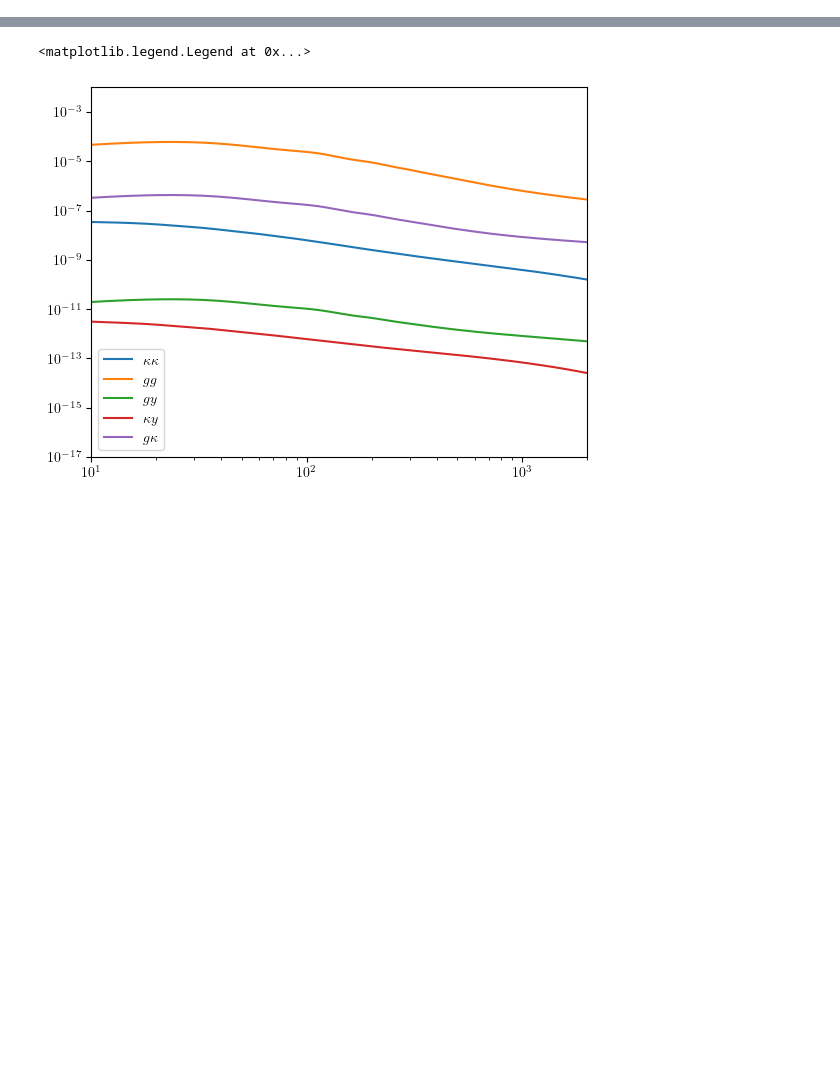
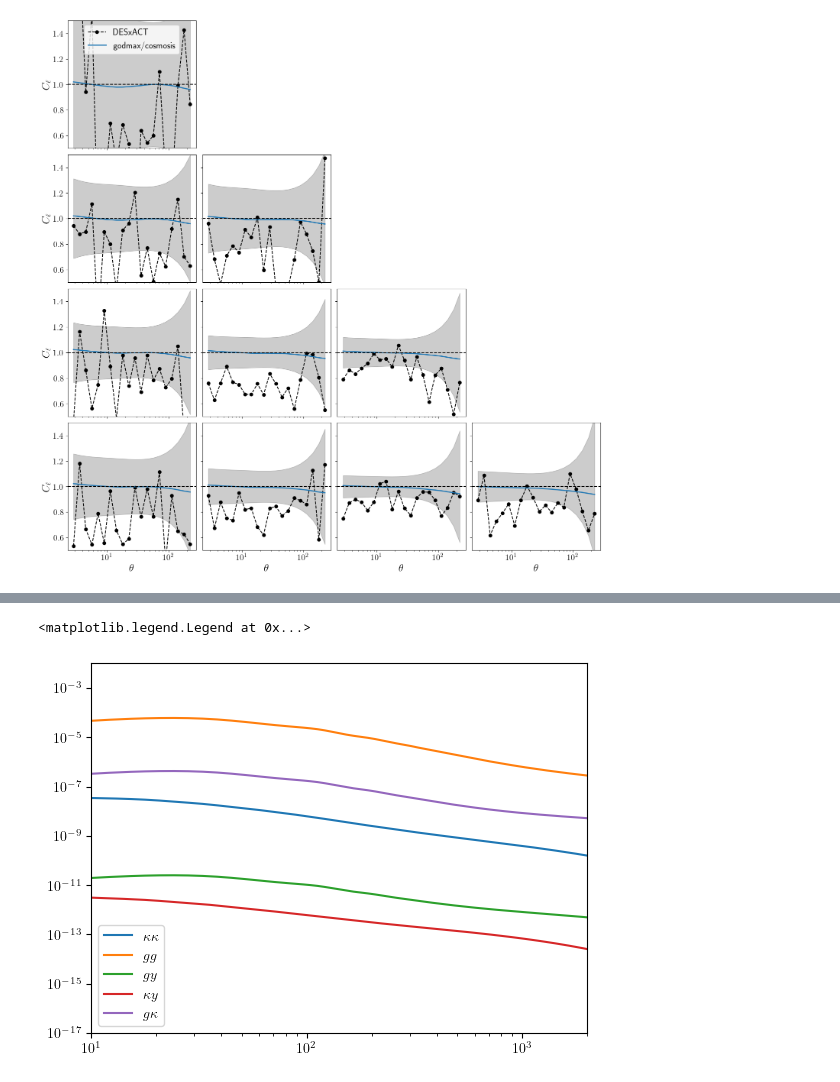
Before and after one commit to shivampcosmo/GODMAX, a Jupyter notebook: notebooks/all_arxiv/compare_cosmosis.ipynb, the cells around one changed output, grey strips where cells are left out. Saved outputs shown, nothing was run; the diff lists cells and outputs as text; code cells hidden in the pictures; blank space fills up the shorter version.

```diff
--- a/notebooks/all_arxiv/compare_cosmosis.ipynb
+++ b/notebooks/all_arxiv/compare_cosmosis.ipynb
@@ -73,0 +479,43 @@ pl.rc('text', usetex=True)
+# %%
+fig, axes = pl.subplots(4, 4, figsize=(18, 18), sharex=True, sharey=True)
+# set spacing between suplots:
+fig.subplots_adjust(hspace=0.05, wspace=0.05)
+for ji1 in range(4):
+    for ji2 in range(4):
+        if ji1 <= ji2:
+            ax = axes[ji2, ji1]
+            # ax.plot(xis_test.angles_data_array, xis_test.xip_out_mat[:,ji2,ji1], label='godmax', lw=2)
+            # ax.plot(xis_test.angles_data_array, xis_test.xip_out_mat[:,ji1,ji2], label='godmax', lw=2)
+            # ax.plot(results_fid_cs.block[('shear_xi_plus', 'theta')]*(180*60/np.pi), results_fid_cs.block[('shear_xi_plus', f'bin_{ji2+1}_{ji1+1}')], label='cosmosis', lw=2)
+            indsel = np.where((bin1_xip_dv == ji1+1) & (bin2_xip_dv == ji2+1))[0]
+            ax.plot(xis_test.angles_data_array, xip_dv[indsel]/results_fid_cs.block[('shear_xi_plus', f'bin_{ji2+1}_{ji1+1}')], marker='o', ls='--', label='DESxACT', color='k')
+            ax.plot(xis_test.angles_data_array, xis_test.xip_out_mat[:,ji1,ji2]/results_fid_cs.block[('shear_xi_plus', f'bin_{ji2+1}_{ji1+1}')], label='godmax/cosmosis', lw=2)
+            ax.fill_between(xis_test.angles_data_array, 1 - sig_xip_dv[indsel]/results_fid_cs.block[('shear_xi_plus', f'bin_{ji2+1}_{ji1+1}')], 1 + sig_xip_dv[indsel]/results_fid_cs.block[('shear_xi_plus', f'bin_{ji2+1}_{ji1+1}')], alpha=0.2, color='k')
+            # ax.plot(results_fid_cs.block[('shear_xi_plus', 'theta')]*(180*60/np.pi), results_fid_cs.block[('shear_xi_plus', f'bin_{ji2+1}_{ji1+1}')], label='cosmosis', lw=2)
+            ax.axhline(1.0, ls='--', color='k')
+
+            if ji1 == 0 and ji2 == 0:
+                # ax.set_title('xim')
+                ax.legend(fontsize=17)
+            ax.set_xscale('log')
+            # ax.set_yscale('log')
+            ax.set_ylim(0.5, 1.5)
+            # ax.set_ylim(0, 4e-5)
+            # ax.set_xlim(2.5, 250)
+            if ji2 == 3:
+                ax.set_xlabel(r'$\theta$', fontsize=20)
+            if ji1 == 0:
+                ax.set_ylabel(r'$C_{\ell}$', fontsize=20)
+            ax.tick_params(axis='both', which='major', labelsize=16)
+            ax.tick_params(axis='both', which='minor', labelsize=16)
+
+            # if ji < 2:
+                # ax.axvspan(0, 10, color='gray', alpha=0.2)
+        else:
+            # delete the subplot:
+            fig.delaxes(axes[ji2, ji1])
+    # ax.set_xlim(0, 20)
+# fig.savefig('/mnt/home/spandey/ceph/GODMAX/results/ACTxDES/xip_dv.png', bbox_inches='tight', dpi=300)
+pl.show()
+# %% [output]
+[figure, added]
```
Also changed, not shown: parts of 30 cells of this notebook, 1 other file.
